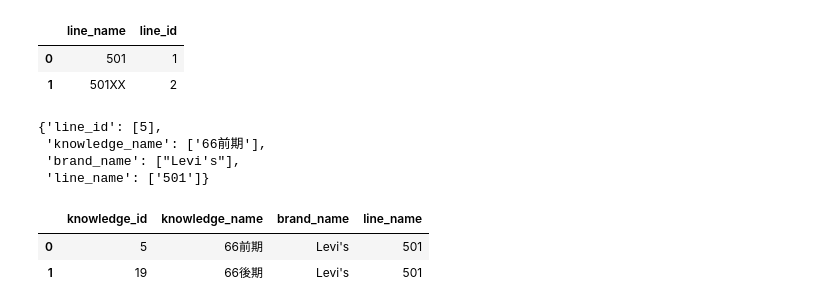
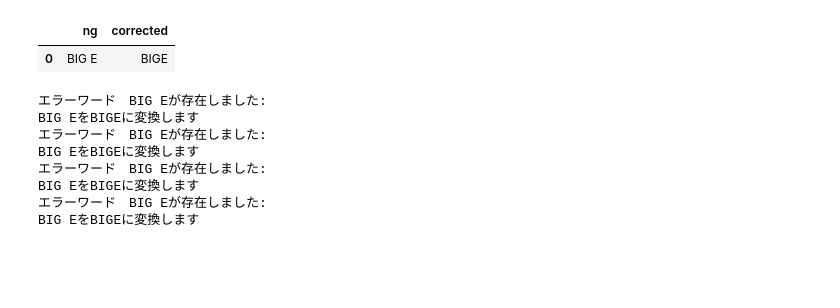
Before and after one commit to atsushimemet/vook_db_v7, a Jupyter notebook: notebook/rakuten_api_call_bluk_from_table.ipynb, the cells around one changed output. Saved outputs shown, nothing was run; the diff lists cells and outputs as text; code cells hidden in the pictures; blank space fills up the shorter version.

```diff
--- a/notebook/rakuten_api_call_bluk_from_table.ipynb
+++ b/notebook/rakuten_api_call_bluk_from_table.ipynb
@@ -129,34 +145,7 @@ df_brand
-# %%
-df_line_name = pd.DataFrame(data={'line_name':["501","501XX"]})
-df_line_id = pd.DataFrame(data={'line_id':[1,2]})
-df_line = pd.concat([df_line_name, df_line_id], axis=1)
-df_line
-# %% [output]
-|  | line_name | line_id |
-| 0 | 501 | 1 |
-| 1 | 501XX | 2 |
-# %%
-data1
-# %% [output]
-{'line_id': [5],
- 'knowledge_name': ['66前期'],
- 'brand_name': ["Levi's"],
- 'line_name': ['501']}
-# %%
-data1 = {"knowledge_id":[5],
-         "knowledge_name":["66前期"],
-         "brand_name": ["Levi's"],
-         "line_name":["501"]}
-data1 = pd.DataFrame(data1)
-data2 = {"knowledge_id":[19],
-         "knowledge_name":["66後期"],
-         "brand_name": ["Levi's"],
-         "line_name":["501"]}
-data2 = pd.DataFrame(data2)
-
-data = pd.concat([data1,data2], axis=0, ignore_index=True)
-data
-# %% [output]
-|  | knowledge_id | knowledge_name | brand_name | line_name |
-| 0 | 5 | 66前期 | Levi's | 501 |
-| 1 | 19 | 66後期 | Levi's | 501 |
+# %%
+#対応表を読み出し
+errata_table = pd.read_csv("../data/input/query_ng_ok.csv")
+errata_table
+# %% [output]
+|  | ng | corrected |
+| 0 | BIG E | BIGE |
@@ -162,0 +189,26 @@ data
+# %%
+#対象のワードリスト作成
+words_brand_name = df_from_db["brand_name"].values
+words_knowledge_name = df_from_db["knowledge_name"].values
+words_line_name = df_from_db["line_name"].values
+
+for row in np.arange(len(words_brand_name)):
+    word = words_brand_name[row]
+    words_brand_name[row] = validate_input(word)
+
+for row in np.arange(len(words_knowledge_name)):
+    word = words_knowledge_name[row]
+    words_knowledge_name[row] = validate_input(word)
+
+for row in np.arange(len(words_line_name)):
+    word = words_line_name[row]
+    words_line_name[row] = validate_input(word)
+# %% [output]
+エラーワード　BIG Eが存在しました:
+BIG EをBIGEに変換します
+エラーワード　BIG Eが存在しました:
+BIG EをBIGEに変換します
+エラーワード　BIG Eが存在しました:
+BIG EをBIGEに変換します
+エラーワード　BIG Eが存在しました:
+BIG EをBIGEに変換します
```
Also changed, not shown: parts of 12 cells of this notebook.
